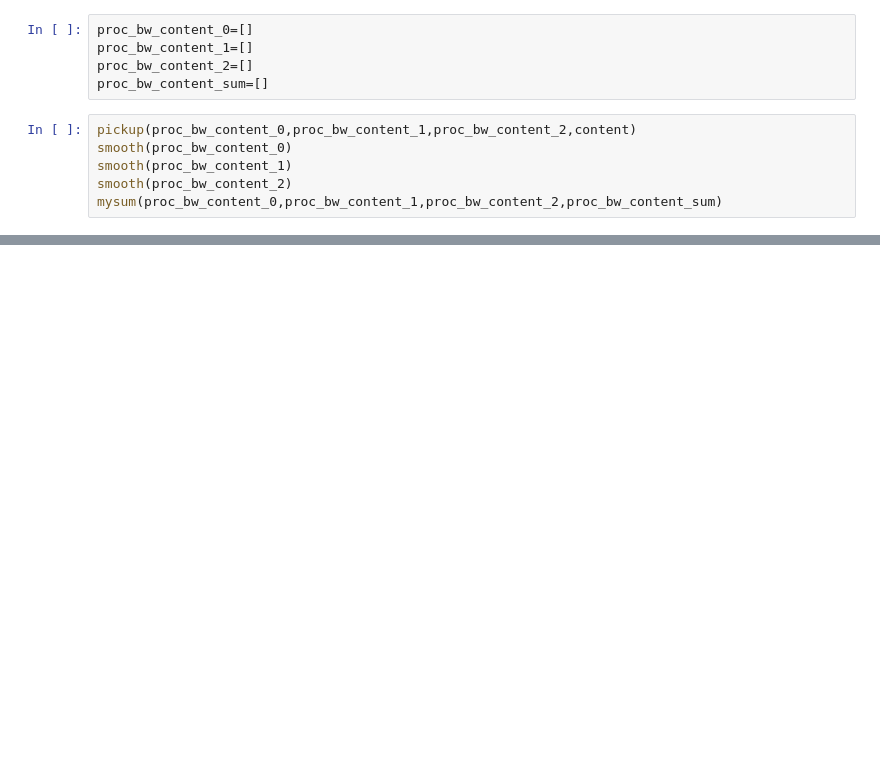
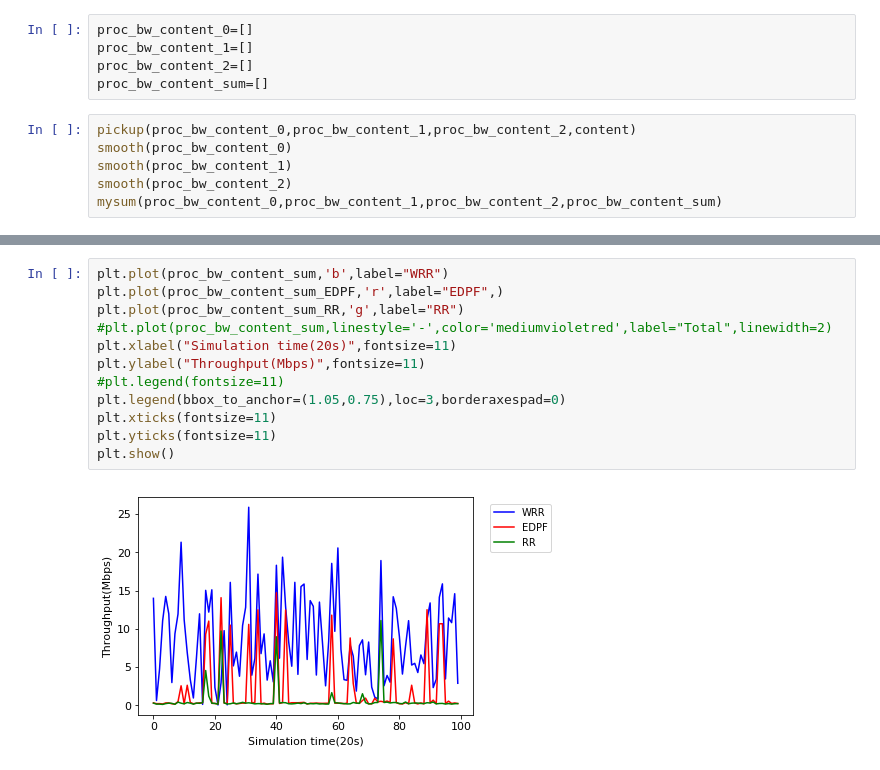
Before and after one commit to topsorrow/NS3_dataprocessing, a Jupyter notebook: WRR.ipynb, the cells around one changed output, grey strips where cells are left out. Cells and saved outputs as stored; diff of their text form; blank space fills up the shorter version.

Commit message:
Add files via upload
change the content of WRR.ipynb and add two similar python file EDPF.ipynb and RR.ipynb

```diff
--- a/WRR.ipynb
+++ b/WRR.ipynb
@@ -89,0 +312,14 @@ plt.show()
+# %%
+plt.plot(proc_bw_content_sum,'b',label="WRR")
+plt.plot(proc_bw_content_sum_EDPF,'r',label="EDPF",)
+plt.plot(proc_bw_content_sum_RR,'g',label="RR")
+#plt.plot(proc_bw_content_sum,linestyle='-',color='mediumvioletred',label="Total",linewidth=2)
+plt.xlabel("Simulation time(20s)",fontsize=11)
+plt.ylabel("Throughput(Mbps)",fontsize=11)
+#plt.legend(fontsize=11)
+plt.legend(bbox_to_anchor=(1.05,0.75),loc=3,borderaxespad=0)
+plt.xticks(fontsize=11)
+plt.yticks(fontsize=11)
+plt.show()
+# %% [output]
+[figure, added]
```
Also changed, not shown: parts of 6 cells of this notebook, 2 other files.
